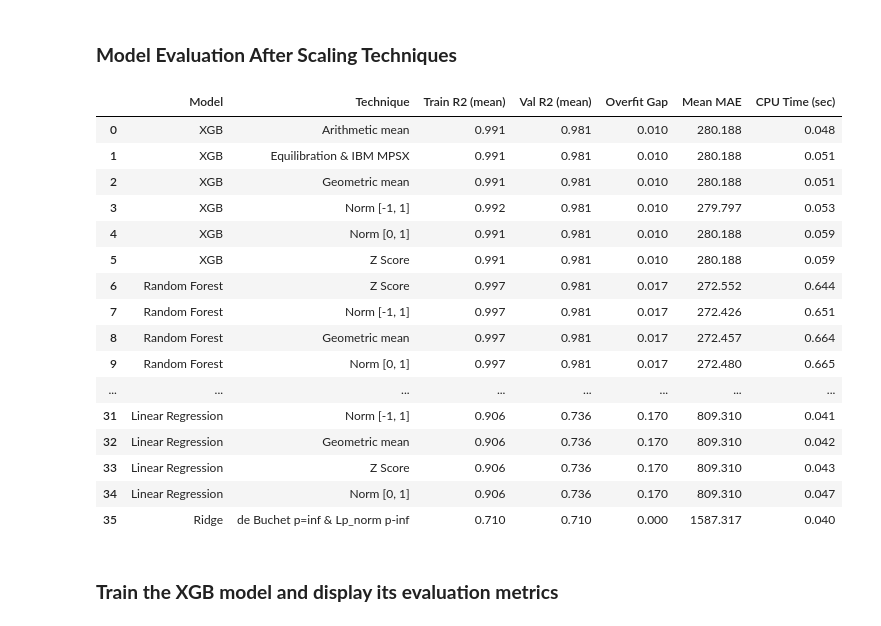
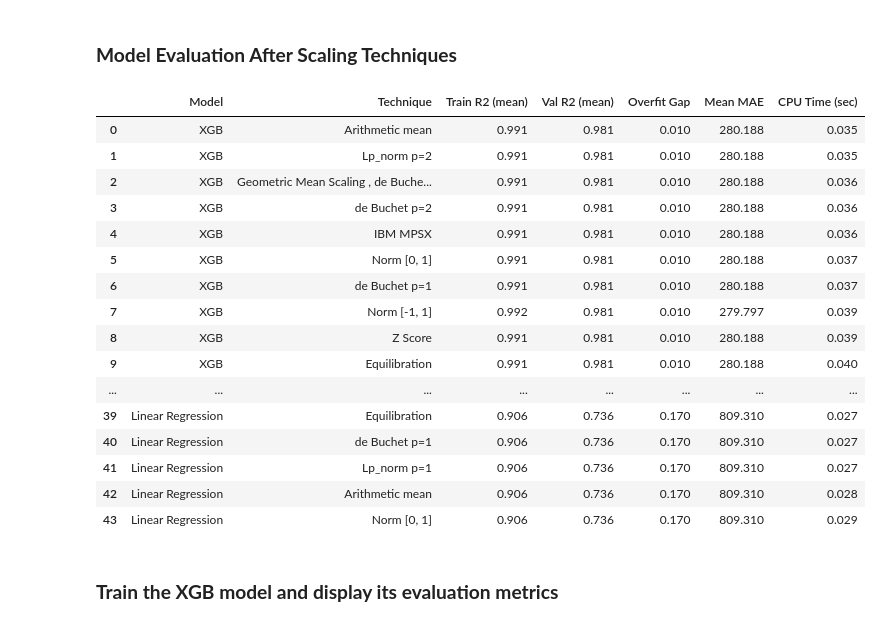
Before and after one commit to omar-mohamed09/Diamond-Price-Prediction-Wep-App, a Jupyter notebook: Scaling_Techniques.ipynb, the cells around one changed output. Cells and saved outputs as stored; diff of their text form; code cells hidden in the pictures.

```diff
--- a/Scaling_Techniques.ipynb
+++ b/Scaling_Techniques.ipynb
@@ -528,3 +621,17 @@ Scalers = {
+# %%
+Scalers = {
+    'Norm [0, 1]': normalization_0_1(X_train),
+    'Norm [-1, 1]': normalization_minus_1_to_1(X_train),
+    'Equilibration': equilibration_scaling_col(X_train),
+    'Arithmetic mean': arithmetic_mean_scaling_col(X_train),
+    'Geometric Mean Scaling , de Buchet & Lp-Norm, p = inf': geometric_mean_scaling_col(X_train),
+    'de Buchet p=1': debuchet_p1_scaling_col(X_train),
+    'de Buchet p=2': debuchet_p2_scaling_col(X_train),
+    'IBM MPSX': ibm_mpsx_scaling_col(X_train),
+    'Lp_norm p=1': lp_norm_median_scaling_col(X_train),
+    'Lp_norm p=2': lp_norm_geometric_mean_scaling_col(X_train),
+    'Z Score': z_score(X_train)
+}
 # %% [markdown]
 ### **Model Evaluation Before Scaling Techniques**
 # %%
@@ -575,58 +682,51 @@ scoring = {
     'R2': 'r2',
     'MAE': 'neg_mean_absolute_error'
 }
 
 for model_name, model in Models.items():
-  for scaler_name, scaler in Scalers.items():
+  for scaler_name in Scalers.keys():
+    X_trans = Scalers[scaler_name]
     start_time = process_time()
-    if scaler == 'custom_equilibration':
-      X_trans = equilibration_transform(X_train)
-    elif scaler == 'custom_arithmetic':
-      X_trans = arithmetic_mean_transform(X_train)
-    elif scaler == 'custom_geometric':
-      X_trans = geometric_mean_transform(X_train)
-    else:
-      X_trans = scaler.fit_transform(X_train)
 
     scores = cross_validate(model, X_trans, y_train, cv=kf, scoring= scoring, return_train_score=True, n_jobs=-1)
 
     end_time = process_time()
     cpu_duration = end_time - start_time
 
     mean_train_r2 = scores['train_R2'].mean()
     mean_test_r2 = scores['test_R2'].mean()
     overfit_gap = mean_train_r2 - mean_test_r2
 
     all_results.append({
         'Model': model_name,
         'Technique': scaler_name,
         'Train R2 (mean)': round(mean_train_r2, 3),
         'Val R2 (mean)': round(mean_test_r2, 3),
         'Overfit Gap': round(overfit_gap, 3),
         'Mean MAE': round(-scores['test_MAE'].mean(), 3),
         'CPU Time (sec)': round(cpu_duration, 3)
     })
 
 results_df = pd.DataFrame(all_results).sort_values(by=['Val R2 (mean)', 'CPU Time (sec)', 'Overfit Gap'], ascending=[False, True, True]).reset_index(drop=True)
 results_df
 # %% [output]
 |  | Model | Technique | Train R2 (mean) | Val R2 (mean) | Overfit Gap | Mean MAE | CPU Time (sec) |
-| 0 | XGB | Arithmetic mean | 0.991 | 0.981 | 0.010 | 280.188 | 0.048 |
-| 1 | XGB | Equilibration & IBM MPSX | 0.991 | 0.981 | 0.010 | 280.188 | 0.051 |
-| 2 | XGB | Geometric mean | 0.991 | 0.981 | 0.010 | 280.188 | 0.051 |
-| 3 | XGB | Norm [-1, 1] | 0.992 | 0.981 | 0.010 | 279.797 | 0.053 |
-| 4 | XGB | Norm [0, 1] | 0.991 | 0.981 | 0.010 | 280.188 | 0.059 |
-| 5 | XGB | Z Score | 0.991 | 0.981 | 0.010 | 280.188 | 0.059 |
-| 6 | Random Forest | Z Score | 0.997 | 0.981 | 0.017 | 272.552 | 0.644 |
-| 7 | Random Forest | Norm [-1, 1] | 0.997 | 0.981 | 0.017 | 272.426 | 0.651 |
-| 8 | Random Forest | Geometric mean | 0.997 | 0.981 | 0.017 | 272.457 | 0.664 |
-| 9 | Random Forest | Norm [0, 1] | 0.997 | 0.981 | 0.017 | 272.480 | 0.665 |
+| 0 | XGB | Arithmetic mean | 0.991 | 0.981 | 0.010 | 280.188 | 0.035 |
+| 1 | XGB | Lp_norm p=2 | 0.991 | 0.981 | 0.010 | 280.188 | 0.035 |
+| 2 | XGB | Geometric Mean Scaling , de Buche... | 0.991 | 0.981 | 0.010 | 280.188 | 0.036 |
+| 3 | XGB | de Buchet p=2 | 0.991 | 0.981 | 0.010 | 280.188 | 0.036 |
+| 4 | XGB | IBM MPSX | 0.991 | 0.981 | 0.010 | 280.188 | 0.036 |
+| 5 | XGB | Norm [0, 1] | 0.991 | 0.981 | 0.010 | 280.188 | 0.037 |
+| 6 | XGB | de Buchet p=1 | 0.991 | 0.981 | 0.010 | 280.188 | 0.037 |
+| 7 | XGB | Norm [-1, 1] | 0.992 | 0.981 | 0.010 | 279.797 | 0.039 |
+| 8 | XGB | Z Score | 0.991 | 0.981 | 0.010 | 280.188 | 0.039 |
+| 9 | XGB | Equilibration | 0.991 | 0.981 | 0.010 | 280.188 | 0.040 |
 | ... | ... | ... | ... | ... | ... | ... | ... |
-| 31 | Linear Regression | Norm [-1, 1] | 0.906 | 0.736 | 0.170 | 809.310 | 0.041 |
-| 32 | Linear Regression | Geometric mean | 0.906 | 0.736 | 0.170 | 809.310 | 0.042 |
-| 33 | Linear Regression | Z Score | 0.906 | 0.736 | 0.170 | 809.310 | 0.043 |
-| 34 | Linear Regression | Norm [0, 1] | 0.906 | 0.736 | 0.170 | 809.310 | 0.047 |
-| 35 | Ridge | de Buchet p=inf & Lp_norm p-inf | 0.710 | 0.710 | 0.000 | 1587.317 | 0.040 |
+| 39 | Linear Regression | Equilibration | 0.906 | 0.736 | 0.170 | 809.310 | 0.027 |
+| 40 | Linear Regression | de Buchet p=1 | 0.906 | 0.736 | 0.170 | 809.310 | 0.027 |
+| 41 | Linear Regression | Lp_norm p=1 | 0.906 | 0.736 | 0.170 | 809.310 | 0.027 |
+| 42 | Linear Regression | Arithmetic mean | 0.906 | 0.736 | 0.170 | 809.310 | 0.028 |
+| 43 | Linear Regression | Norm [0, 1] | 0.906 | 0.736 | 0.170 | 809.310 | 0.029 |
 # %% [markdown]
 ### **Train the XGB model and display its evaluation metrics**
 # %%
```
Also changed, not shown: parts of 17 cells of this notebook.
